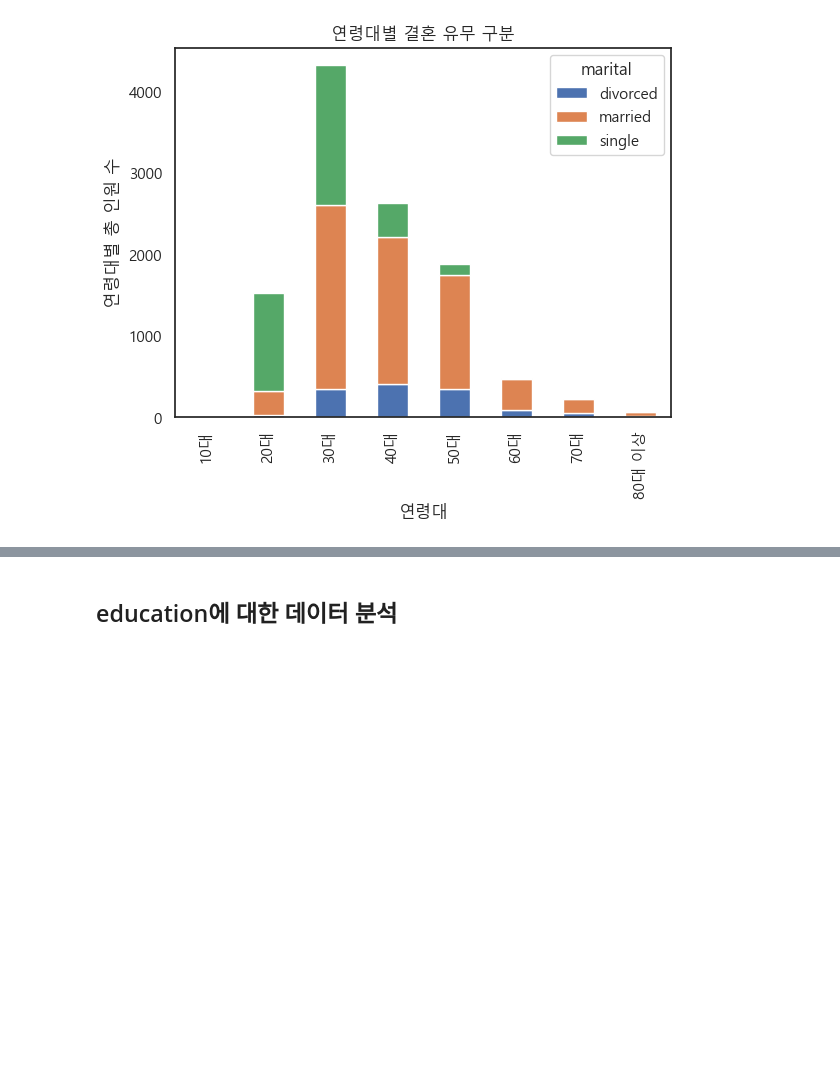
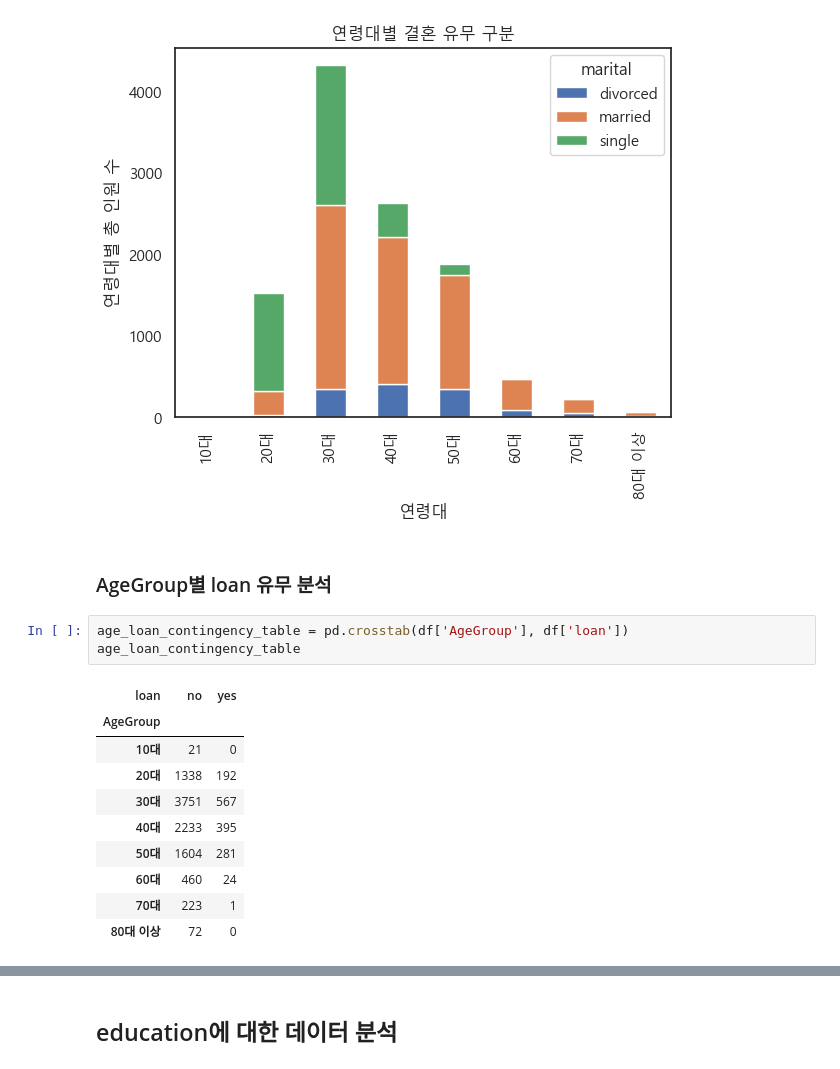
Before and after one commit to HuiseongK/Bank, a Jupyter notebook: bank..ipynb, the cells around one changed output, grey strips where cells are left out. Cells and saved outputs as stored; diff of their text form; blank space fills up the shorter version.

```diff
--- a/bank..ipynb
+++ b/bank..ipynb
@@ -497,3 +501,19 @@ plt.title('연령대별 결혼 유무 구분')
 # %% [output]
 Text(0.5, 1.0, '연령대별 결혼 유무 구분')
 [figure]
+# %% [markdown]
+### AgeGroup별 loan 유무 분석
+# %%
+age_loan_contingency_table = pd.crosstab(df['AgeGroup'], df['loan'])
+age_loan_contingency_table
+# %% [output]
+| loan | no | yes |
+| AgeGroup |  |  |
+| 10대 | 21 | 0 |
+| 20대 | 1338 | 192 |
+| 30대 | 3751 | 567 |
+| 40대 | 2233 | 395 |
+| 50대 | 1604 | 281 |
+| 60대 | 460 | 24 |
+| 70대 | 223 | 1 |
+| 80대 이상 | 72 | 0 |
```
Also changed, not shown: parts of 20 cells of this notebook.
